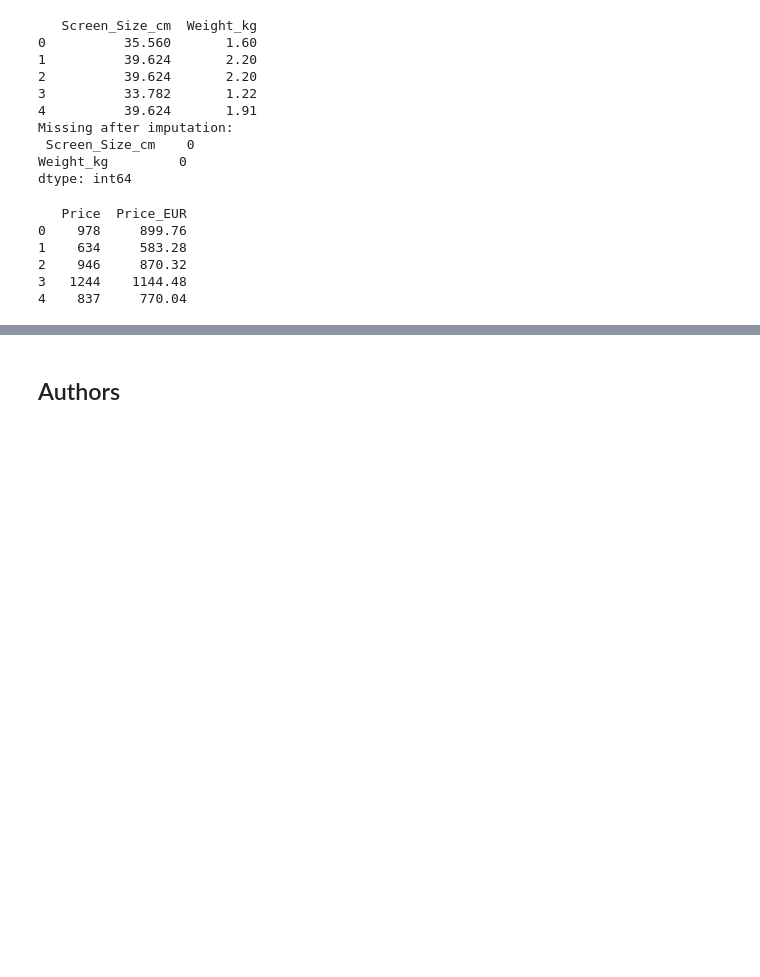
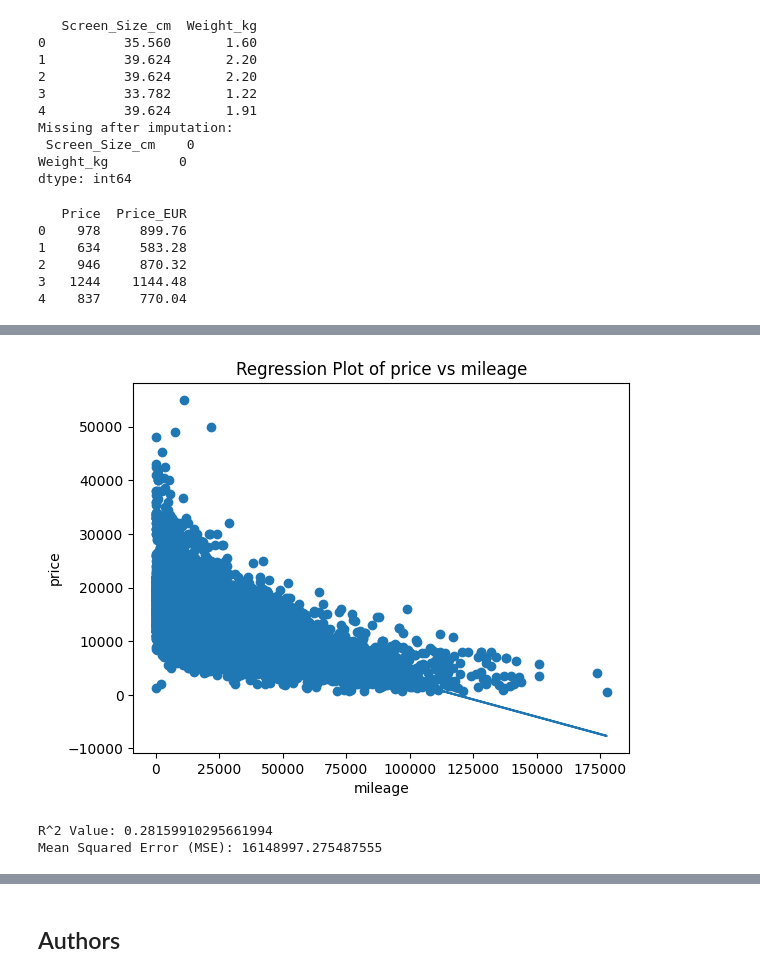
Before and after one commit to ayush-0410/Practice-Gnerative-AI, a Jupyter notebook: jupyter_lite_for_test.jupyterlite.ipynb, the cells around one changed output, grey strips where cells are left out. Saved outputs shown, nothing was run; the diff lists cells and outputs as text; code cells hidden in the pictures; blank space fills up the shorter version.

```diff
--- a/jupyter_lite_for_test.jupyterlite.ipynb
+++ b/jupyter_lite_for_test.jupyterlite.ipynb
@@ -140,0 +711,62 @@ print(df[['Price', 'Price_EUR']].head())
+# %%
+import numpy as np
+df = pd.read_csv("used_car_price_analysis.csv")
+
+# Define source and target attributes
+source_attribute = 'mileage'
+target_attribute = 'price'
+
+# Extract values
+x = df[source_attribute]
+y = df[target_attribute]
+
+# Create scatter plot
+plt.scatter(x, y)
+
+# Create regression line
+m, b = np.polyfit(x, y, 1)
+plt.plot(x, m*x + b)
+
+# Add labels and title
+plt.xlabel(source_attribute)
+plt.ylabel(target_attribute)
+plt.title(f'Regression Plot of {target_attribute} vs {source_attribute}')
+
+# Show plot
+plt.show()
+# %% [output]
+[figure, added]
+# %%
+from sklearn.linear_model import LinearRegression
+from sklearn.metrics import r2_score, mean_squared_error
+
+# Load dataset
+df = pd.read_csv("used_car_price_analysis.csv")
+
+# Define source and target variables
+source_variable = 'mileage'
+target_variable = 'price'
+
+# Prepare data
+X = df[[source_variable]]   # Independent variable
+y = df[target_variable]     # Dependent variable
+
+# Create and train model
+model = LinearRegression()
+model.fit(X, y)
+
+# Predict values
+y_pred = model.predict(X)
+
+# Calculate R^2 score
+r2 = r2_score(y, y_pred)
+
+# Calculate Mean Squared Error
+mse = mean_squared_error(y, y_pred)
+
+# Print results
+print("R^2 Value:", r2)
+print("Mean Squared Error (MSE):", mse)
+# %% [output]
+R^2 Value: 0.28159910295661994
+Mean Squared Error (MSE): 16148997.275487555
```
Also changed, not shown: parts of 22 cells of this notebook, 1 other file.
